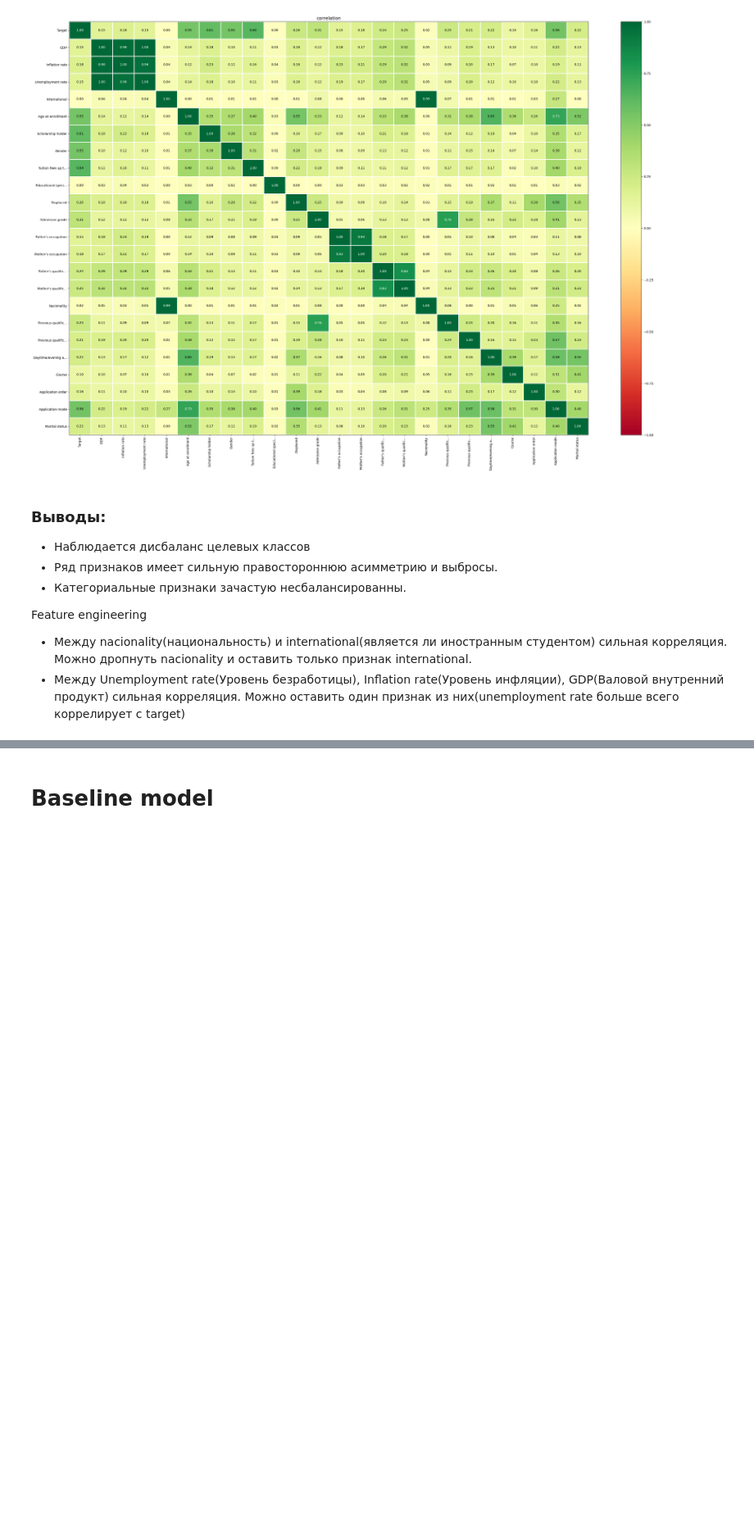
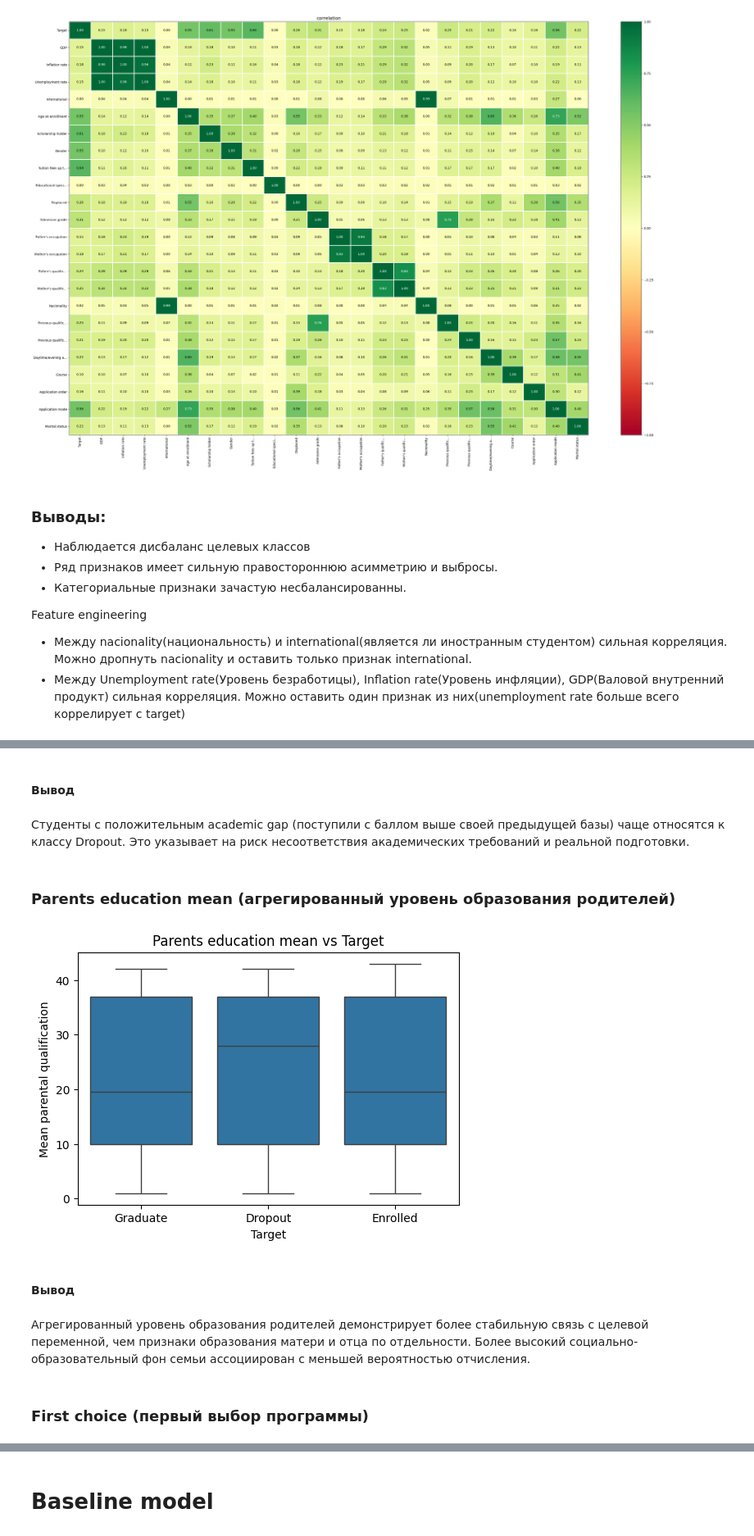
Before and after one commit to Tsur1k/ML-case4, a Jupyter notebook: notebooks/main.ipynb, the cells around one changed output, grey strips where cells are left out. Shown at 82% size. Cells and saved outputs as stored; diff of their text form; code cells hidden in the pictures; blank space fills up the shorter version.

```diff
--- a/notebooks/main.ipynb
+++ b/notebooks/main.ipynb
@@ -441,0 +470,34 @@ Feature engineering
+# %% [markdown]
+#### Вывод
+# %% [markdown]
+Студенты с положительным academic gap (поступили с баллом выше своей предыдущей базы) чаще относятся к классу Dropout.
+Это указывает на риск несоответствия академических требований и реальной подготовки.
+# %% [markdown]
+### Parents education mean (агрегированный уровень образования родителей)
+# %%
+df['parents_education_mean'] = (
+    df["Mother's qualification"] + df["Father's qualification"]
+) / 2
+# %%
+plt.figure(figsize=(6,4))
+sns.boxplot(
+    data=df,
+    x='Target',
+    y='parents_education_mean'
+)
+plt.title('Parents education mean vs Target')
+plt.xlabel('Target')
+plt.ylabel('Mean parental qualification')
+plt.show()
+# %% [output]
+[figure, added]
+# %% [markdown]
+#### Вывод
+# %% [markdown]
+Агрегированный уровень образования родителей
+демонстрирует более стабильную связь с целевой переменной,
+чем признаки образования матери и отца по отдельности.
+Более высокий социально-образовательный фон семьи
+ассоциирован с меньшей вероятностью отчисления.
+# %% [markdown]
+### First choice (первый выбор программы)
```
Also changed, not shown: parts of 18 cells of this notebook.
